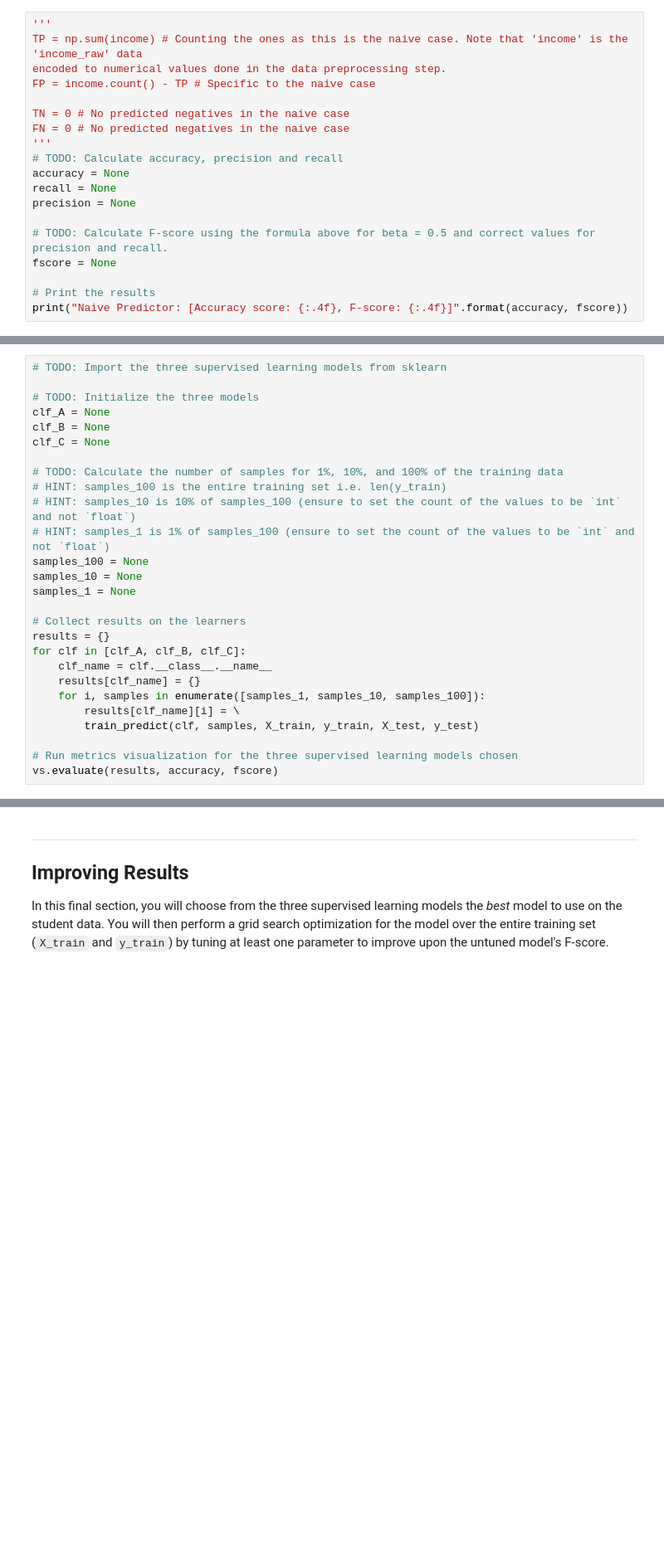
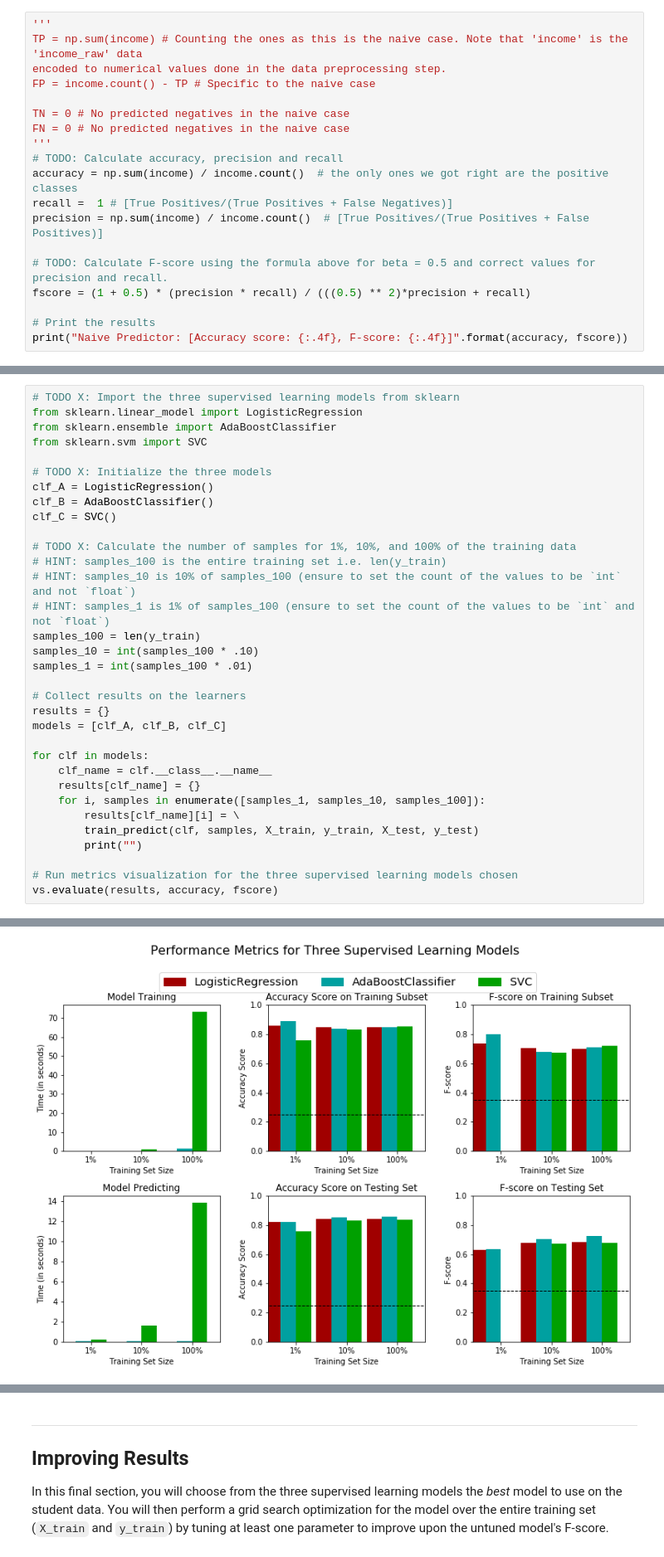
Before and after one commit to palpen/udacity_ml_engineer_projects, a Jupyter notebook: finding_donors/finding_donors.ipynb, the cells around one changed output, grey strips where cells are left out. Shown at 83% size. Cells and saved outputs as stored; diff of their text form; blank space fills up the shorter version.

```diff
--- a/finding_donors/finding_donors.ipynb
+++ b/finding_donors/finding_donors.ipynb
@@ -252,12 +252,12 @@ TN = 0 # No predicted negatives in the naive case
 FN = 0 # No predicted negatives in the naive case
 '''
 # TODO: Calculate accuracy, precision and recall
-accuracy = None
-recall = None
-precision = None
+accuracy = np.sum(income) / income.count()  # the only ones we got right are the positive classes
+recall =  1 # [True Positives/(True Positives + False Negatives)]
+precision = np.sum(income) / income.count()  # [True Positives/(True Positives + False Positives)]
 
 # TODO: Calculate F-score using the formula above for beta = 0.5 and correct values for precision and recall.
-fscore = None
+fscore = (1 + 0.5) * (precision * recall) / (((0.5) ** 2)*precision + recall)
 
 # Print the results
 print("Naive Predictor: [Accuracy score: {:.4f}, F-score: {:.4f}]".format(accuracy, fscore))
@@ -359,29 +382,36 @@ In the code cell, you will need to implement the following:
 
 **Note:** Depending on which algorithms you chose, the following implementation may take some time to run!
 # %%
-# TODO: Import the three supervised learning models from sklearn
+# TODO X: Import the three supervised learning models from sklearn
+from sklearn.linear_model import LogisticRegression
+from sklearn.ensemble import AdaBoostClassifier
+from sklearn.svm import SVC
 
-# TODO: Initialize the three models
-clf_A = None
-clf_B = None
-clf_C = None
+# TODO X: Initialize the three models
+clf_A = LogisticRegression()
+clf_B = AdaBoostClassifier()
+clf_C = SVC()
 
-# TODO: Calculate the number of samples for 1%, 10%, and 100% of the training data
+# TODO X: Calculate the number of samples for 1%, 10%, and 100% of the training data
 # HINT: samples_100 is the entire training set i.e. len(y_train)
 # HINT: samples_10 is 10% of samples_100 (ensure to set the count of the values to be `int` and not `float`)
 # HINT: samples_1 is 1% of samples_100 (ensure to set the count of the values to be `int` and not `float`)
-samples_100 = None
-samples_10 = None
-samples_1 = None
+samples_100 = len(y_train)
+samples_10 = int(samples_100 * .10)
+samples_1 = int(samples_100 * .01)
 
 # Collect results on the learners
 results = {}
-for clf in [clf_A, clf_B, clf_C]:
+models = [clf_A, clf_B, clf_C]
+
+for clf in models:
     clf_name = clf.__class__.__name__
     results[clf_name] = {}
     for i, samples in enumerate([samples_1, samples_10, samples_100]):
         results[clf_name][i] = \
         train_predict(clf, samples, X_train, y_train, X_test, y_test)
+        print("")
 
 # Run metrics visualization for the three supervised learning models chosen
 vs.evaluate(results, accuracy, fscore)
+# %% [output]
@@ -387,0 +434 @@ vs.evaluate(results, accuracy, fscore)
+[figure, added]
```
Also changed, not shown: parts of 7 cells of this notebook.
